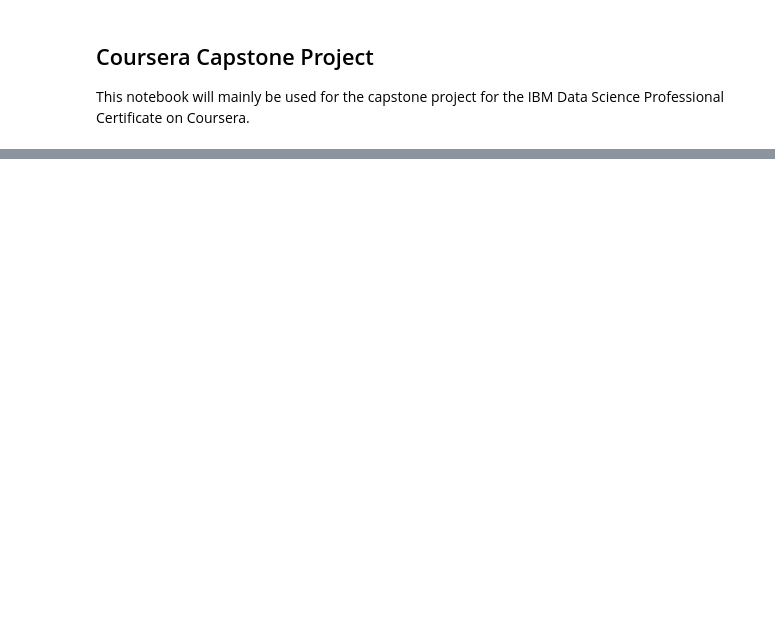
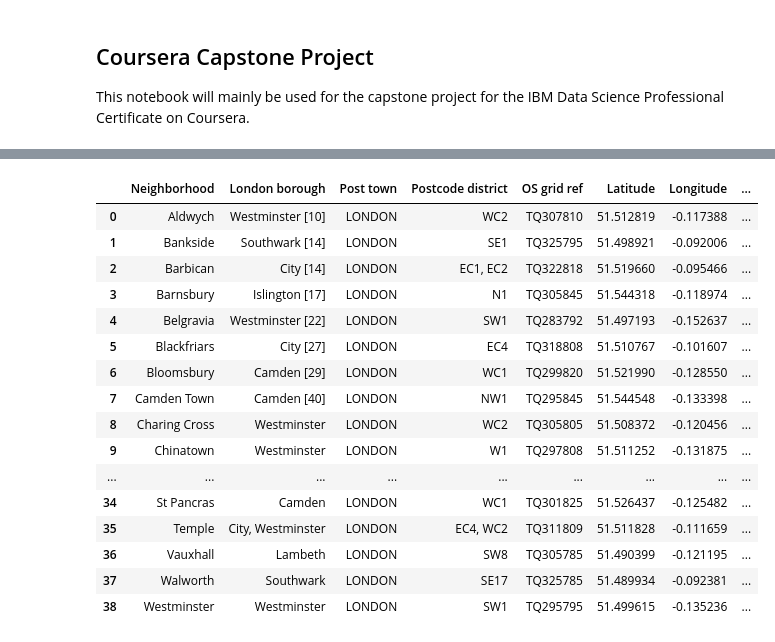
Before and after one commit to adavidsmith5/Coursera_Capstone, a Jupyter notebook: Neighborhood Capstone Project.ipynb, the cells around one changed output, grey strips where cells are left out. Drawn from its saved outputs; the diff is of its cells as text; code cells hidden in the pictures; blank space fills up the shorter version.

```diff
--- a/Neighborhood Capstone Project.ipynb
+++ b/Neighborhood Capstone Project.ipynb
@@ -14,0 +544,21 @@ The data I will be using will come from FourSquare based on the neighborhoods in
+# %%
+num_top_venues = 10
+
+indicators = ['st', 'nd', 'rd']
+
+# create columns according to number of top venues
+columns = ['Neighborhood']
+for ind in np.arange(num_top_venues):
+    try:
+        columns.append('{}{} Most Common Venue'.format(ind+1, indicators[ind]))
+    except:
+        columns.append('{}th Most Common Venue'.format(ind+1))
+
+# create a new dataframe
+neighborhoods_venues_sorted = pd.DataFrame(columns=columns)
+neighborhoods_venues_sorted['Neighborhood'] = combined_grouped['Neighborhood']
+
+for ind in np.arange(combined_grouped.shape[0]):
+    neighborhoods_venues_sorted.iloc[ind, 1:] = return_most_common_venues(combined_grouped.iloc[ind, :], num_top_venues)
+
+neighborhoods_venues_sorted
@@ -14,0 +587,10 @@ The data I will be using will come from FourSquare based on the neighborhoods in
+# %%
+kclusters = 5
+
+combined_grouped_clustering = combined_grouped.drop('Neighborhood', 1)
+
+# run k-means clustering
+kmeans = KMeans(n_clusters=kclusters, random_state=0).fit(combined_grouped_clustering)
+
+# check cluster labels generated for each row in the dataframe
+kmeans.labels_[0:]
@@ -14,0 +601,4 @@ The data I will be using will come from FourSquare based on the neighborhoods in
+# %%
+neighborhoods_venues_sorted.insert(0, 'Cluster Labels', kmeans.labels_)
+
+neighborhoods_venues_sorted
@@ -14,0 +623,27 @@ The data I will be using will come from FourSquare based on the neighborhoods in
+# %%
+london_merged = london_city_center_df
+
+london_merged.rename(columns= {'Location': 'Neighborhood'}, inplace=True)
+
+london_venues_sorted = neighborhoods_venues_sorted[20:]
+london_merged = london_merged.join(london_venues_sorted.set_index('Neighborhood'), on='Neighborhood')
+
+london_merged
+# %% [output]
+|  | Neighborhood | London borough | Post town | Postcode district | OS grid ref | Latitude | Longitude | ... |
+| 0 | Aldwych | Westminster [10] | LONDON | WC2 | TQ307810 | 51.512819 | -0.117388 | ... |
+| 1 | Bankside | Southwark [14] | LONDON | SE1 | TQ325795 | 51.498921 | -0.092006 | ... |
+| 2 | Barbican | City [14] | LONDON | EC1, EC2 | TQ322818 | 51.519660 | -0.095466 | ... |
+| 3 | Barnsbury | Islington [17] | LONDON | N1 | TQ305845 | 51.544318 | -0.118974 | ... |
+| 4 | Belgravia | Westminster [22] | LONDON | SW1 | TQ283792 | 51.497193 | -0.152637 | ... |
+| 5 | Blackfriars | City [27] | LONDON | EC4 | TQ318808 | 51.510767 | -0.101607 | ... |
+| 6 | Bloomsbury | Camden [29] | LONDON | WC1 | TQ299820 | 51.521990 | -0.128550 | ... |
+| 7 | Camden Town | Camden [40] | LONDON | NW1 | TQ295845 | 51.544548 | -0.133398 | ... |
+| 8 | Charing Cross | Westminster | LONDON | WC2 | TQ305805 | 51.508372 | -0.120456 | ... |
+| 9 | Chinatown | Westminster | LONDON | W1 | TQ297808 | 51.511252 | -0.131875 | ... |
+| ... | ... | ... | ... | ... | ... | ... | ... | ... |
+| 34 | St Pancras | Camden | LONDON | WC1 | TQ301825 | 51.526437 | -0.125482 | ... |
+| 35 | Temple | City, Westminster | LONDON | EC4, WC2 | TQ311809 | 51.511828 | -0.111659 | ... |
+| 36 | Vauxhall | Lambeth | LONDON | SW8 | TQ305785 | 51.490399 | -0.121195 | ... |
+| 37 | Walworth | Southwark | LONDON | SE17 | TQ325785 | 51.489934 | -0.092381 | ... |
+| 38 | Westminster | Westminster | LONDON | SW1 | TQ295795 | 51.499615 | -0.135236 | ... |
```
Also changed, not shown: parts of 58 cells of this notebook.
